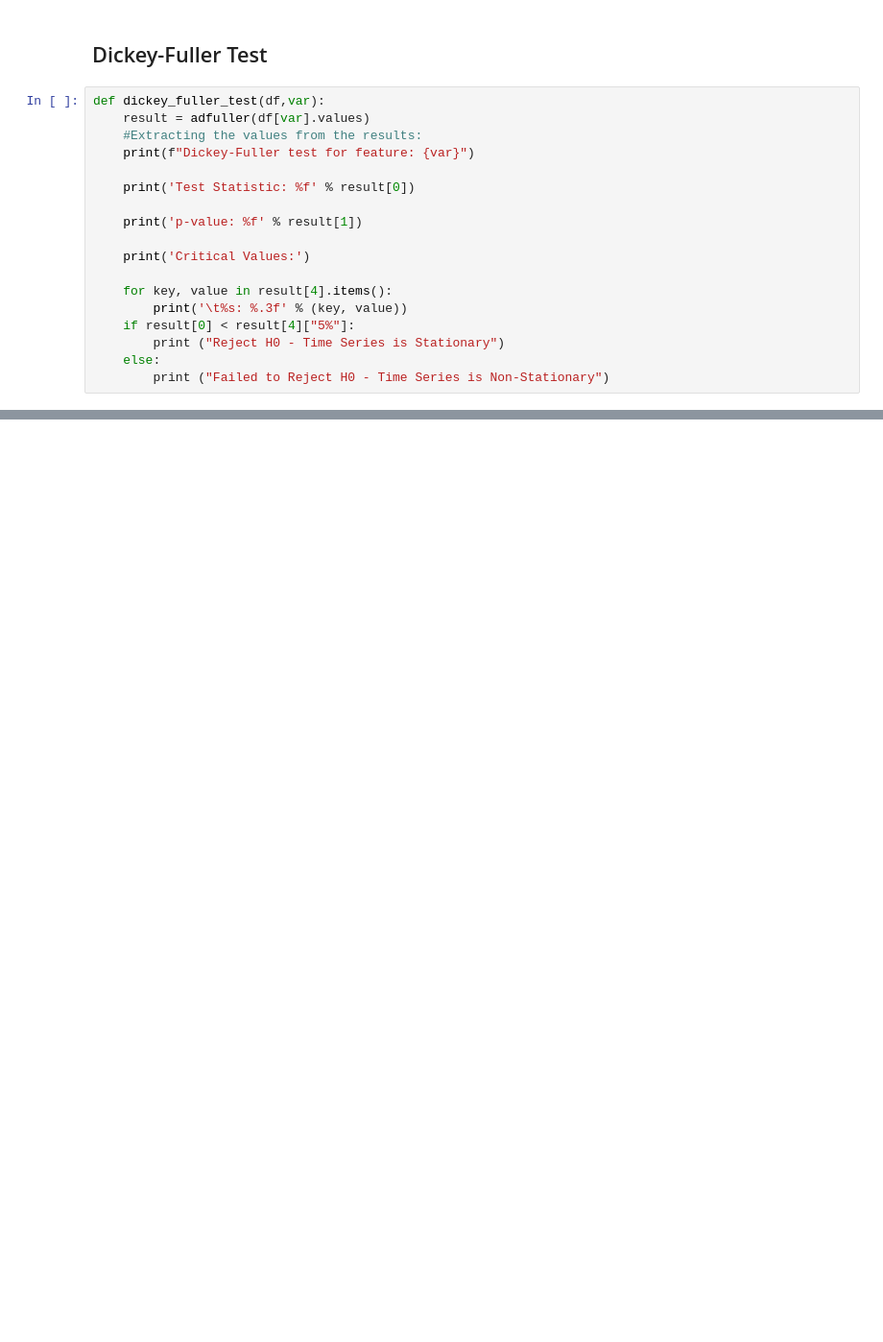
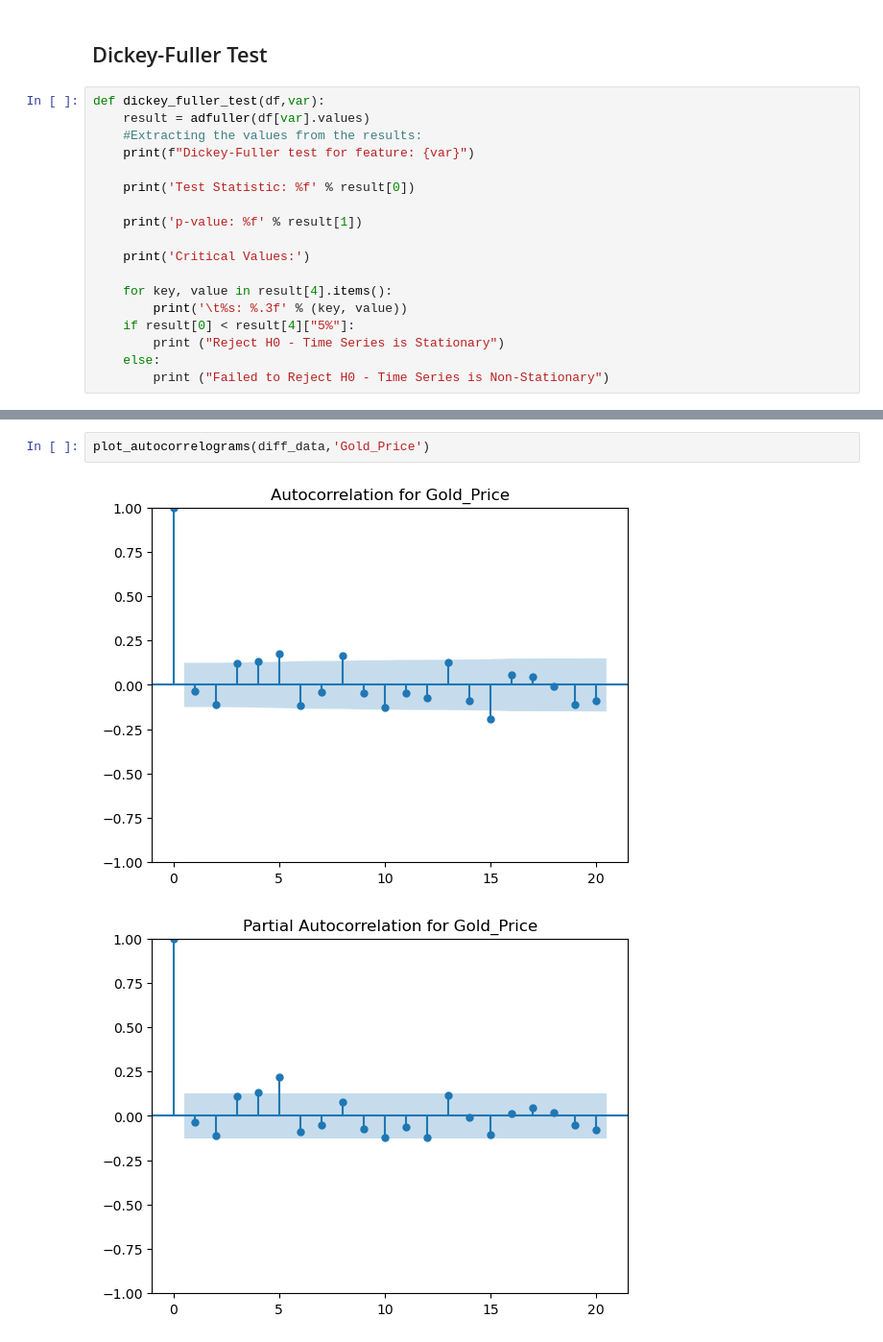
Before and after one commit to jdannem6/ML_Forex_Forecasting, a Jupyter notebook: VARIMA_usd_eur.ipynb, the cells around one changed output, grey strips where cells are left out. Shown at 96% size. Saved outputs shown, nothing was run; the diff lists cells and outputs as text; blank space fills up the shorter version.

```diff
--- a/VARIMA_usd_eur.ipynb
+++ b/VARIMA_usd_eur.ipynb
@@ -99,0 +148,5 @@ USD/EUR: (247, 5)
+# %%
+plot_autocorrelograms(diff_data,'Gold_Price')
+# %% [output]
+[figure, added]
+[figure, added]
```
Also changed, not shown: parts of 22 cells of this notebook.
